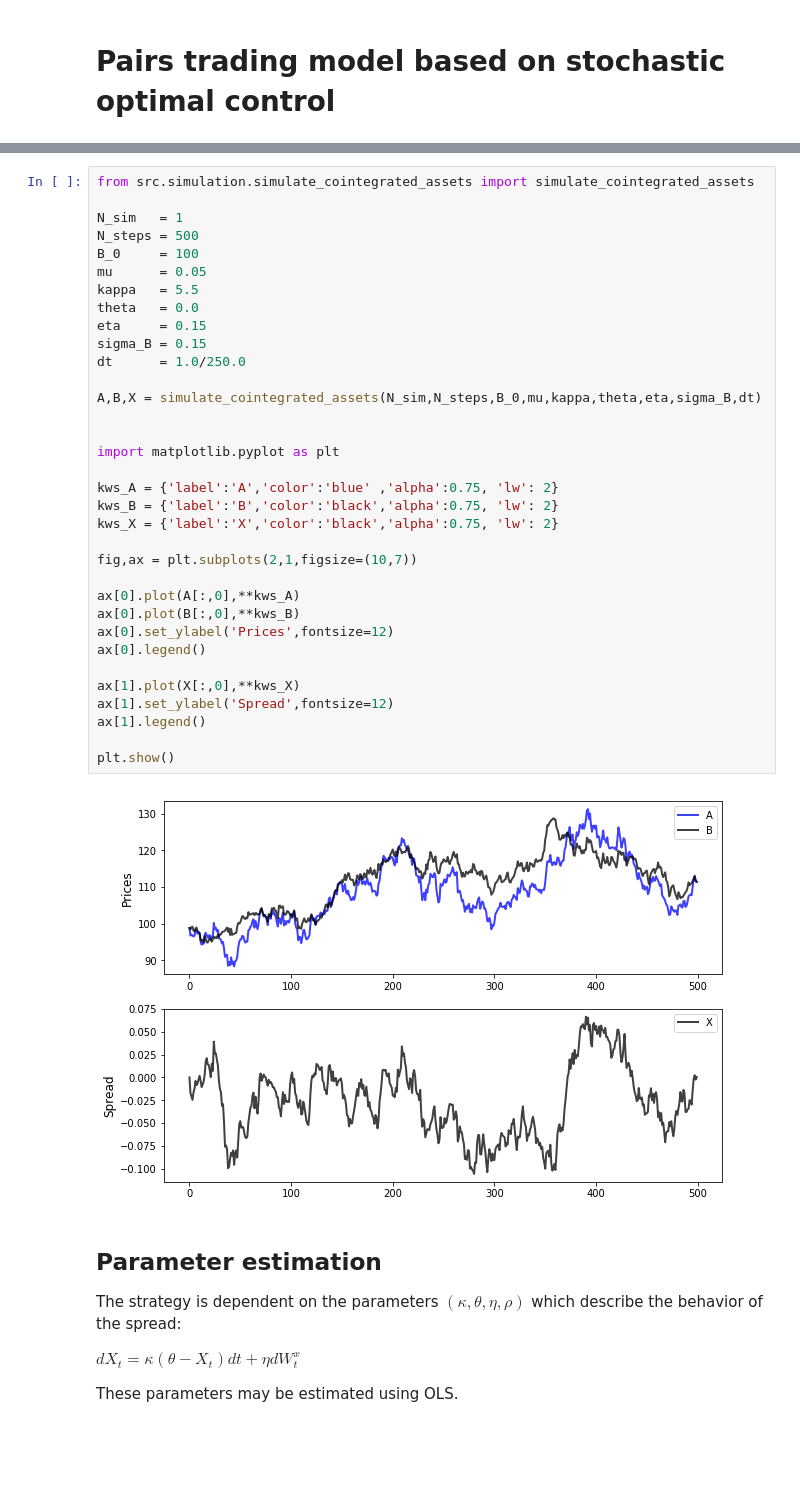
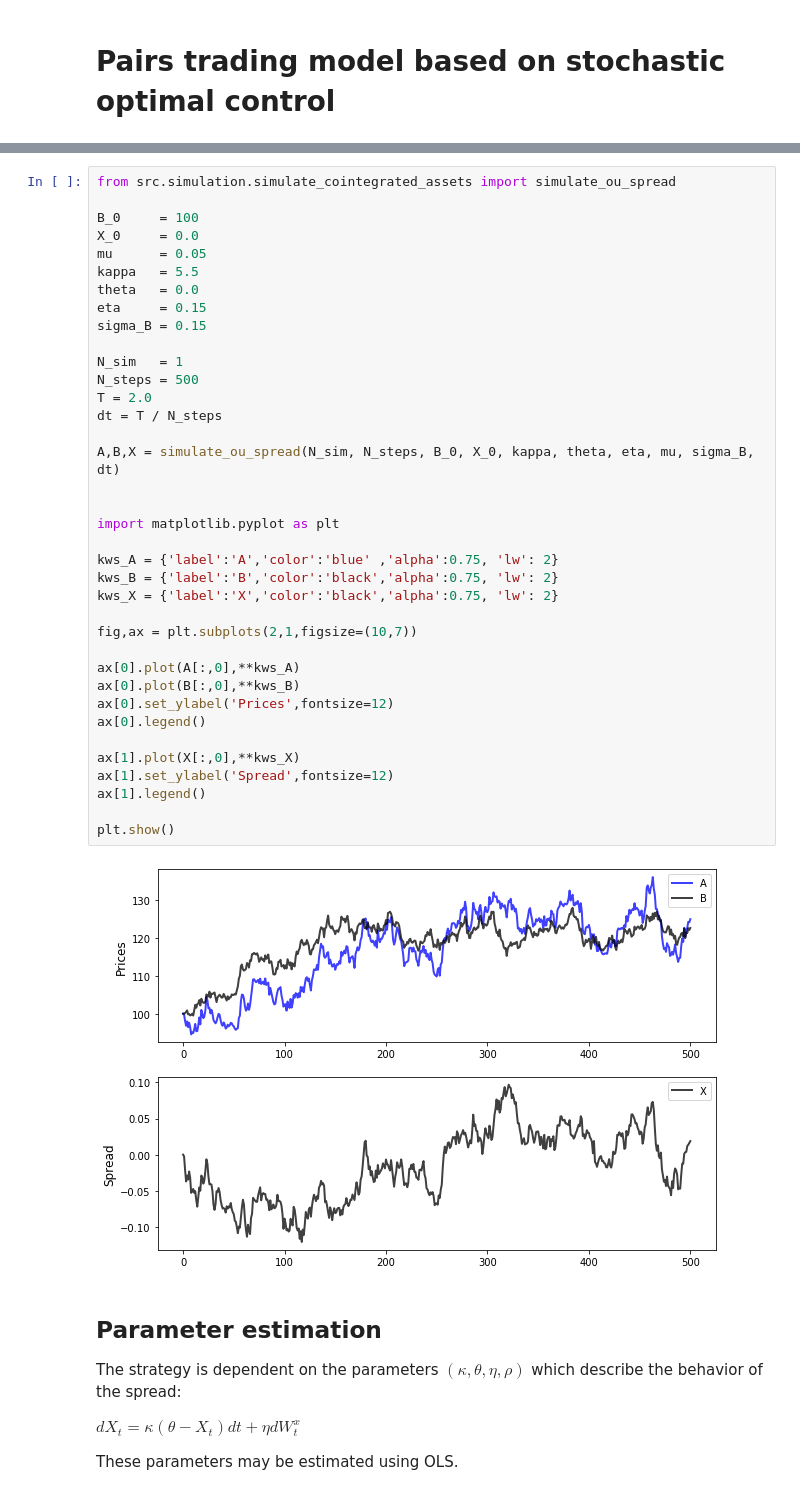
Before and after one commit to jshellen/statarb, a Jupyter notebook: Pairs_Trading_Strategy_Notes.ipynb, the cells around one changed output, grey strips where cells are left out. Drawn from its saved outputs; the diff is of its cells as text; blank space fills up the shorter version.

```diff
--- a/Pairs_Trading_Strategy_Notes.ipynb
+++ b/Pairs_Trading_Strategy_Notes.ipynb
@@ -15,39 +15,42 @@ $dV_{t} = \left[h_t(\kappa (\theta - X_t)+ \frac{1}{2}\eta^{2}+\rho \sigma \eta
 # %%
-from src.simulation.simulate_cointegrated_assets import simulate_cointegrated_assets
+from src.simulation.simulate_cointegrated_assets import simulate_ou_spread
 
-N_sim   = 1
-N_steps = 500
 B_0     = 100
+X_0     = 0.0
 mu      = 0.05
 kappa   = 5.5
 theta   = 0.0
 eta     = 0.15
 sigma_B = 0.15
-dt      = 1.0/250.0
 
-A,B,X = simulate_cointegrated_assets(N_sim,N_steps,B_0,mu,kappa,theta,eta,sigma_B,dt)
+N_sim   = 1
+N_steps = 500
+T = 2.0
+dt = T / N_steps
+
+A,B,X = simulate_ou_spread(N_sim, N_steps, B_0, X_0, kappa, theta, eta, mu, sigma_B, dt)
 
 
 import matplotlib.pyplot as plt
 
 kws_A = {'label':'A','color':'blue' ,'alpha':0.75, 'lw': 2}
 kws_B = {'label':'B','color':'black','alpha':0.75, 'lw': 2}
 kws_X = {'label':'X','color':'black','alpha':0.75, 'lw': 2}
 
 fig,ax = plt.subplots(2,1,figsize=(10,7))
 
 ax[0].plot(A[:,0],**kws_A)
 ax[0].plot(B[:,0],**kws_B)
 ax[0].set_ylabel('Prices',fontsize=12)
 ax[0].legend()
 
 ax[1].plot(X[:,0],**kws_X)
 ax[1].set_ylabel('Spread',fontsize=12)
 ax[1].legend()
 
 plt.show()
 # %% [output]
-[figure, old version]
+[figure, new version]
 # %% [markdown]
 ## Parameter estimation
 
```
Also changed, not shown: parts of 3 cells of this notebook, 3 other files.
